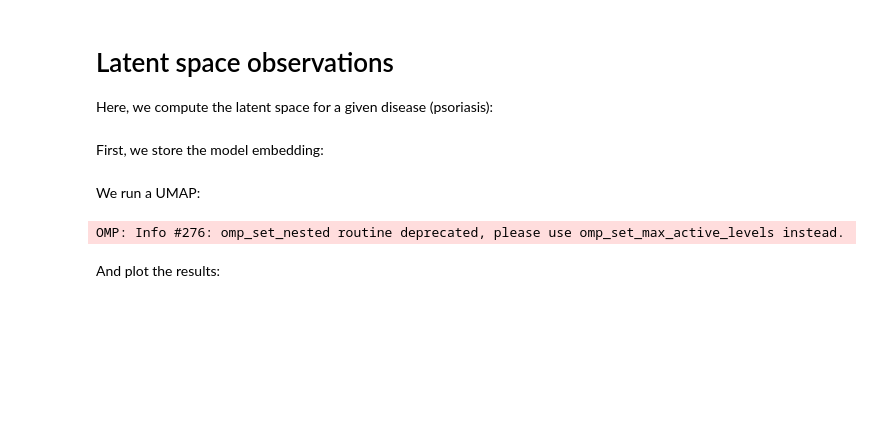
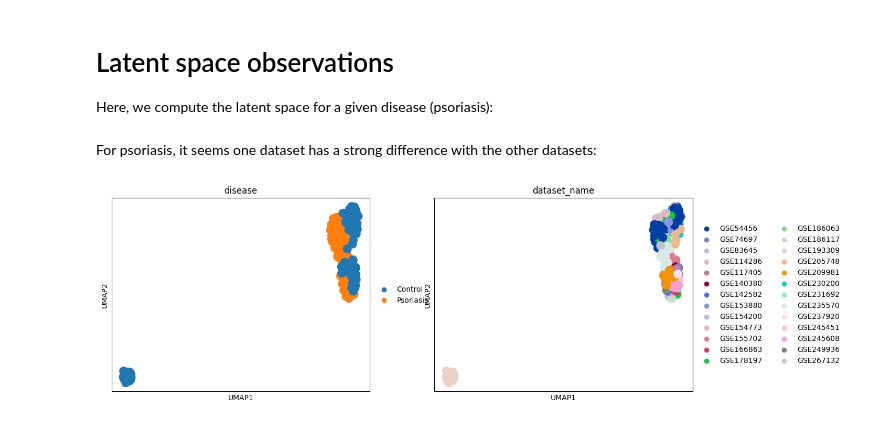
Before and after one commit to quentinblampey/zs_perturbation, a Jupyter notebook: results/latent_space.ipynb, the cells around one changed output. Cells and saved outputs as stored; diff of their text form; code cells hidden in the pictures; blank space fills up the shorter version.

```diff
--- a/results/latent_space.ipynb
+++ b/results/latent_space.ipynb
@@ -6,7 +7,19 @@ import zs_perturbation
 # Latent space observations
 
 Here, we compute the latent space for a given disease (psoriasis):
+# %%
+def plot_embeddings(adata: AnnData) -> None:
+    adata.obsm["z"] = zs_perturbation.encode(adata).numpy(force=True)
+
+    sc.pp.neighbors(adata, use_rep="z")
+    sc.tl.umap(adata)
+
+    sc.pl.umap(adata, color=["disease", "dataset_name"])
+# %% [markdown]
+For psoriasis, it seems one dataset has a strong difference with the other datasets:
 # %%
 adata = zs_perturbation.load_dataset("PSO")
+
+plot_embeddings(adata)
+# %% [output]
+[figure, added]
-# %% [markdown]
-First, we store the model embedding:
@@ -15,9 +25,0 @@ adata.obsm["z"] = zs_perturbation.encode(adata).numpy(force=True)
-# %% [markdown]
-We run a UMAP:
-# %%
-sc.pp.neighbors(adata, use_rep="z")
-sc.tl.umap(adata)
-# %% [output]
-OMP: Info #276: omp_set_nested routine deprecated, please use omp_set_max_active_levels instead.
-# %% [markdown]
-And plot the results:
```
Also changed, not shown: parts of 7 cells of this notebook, 5 other files.
